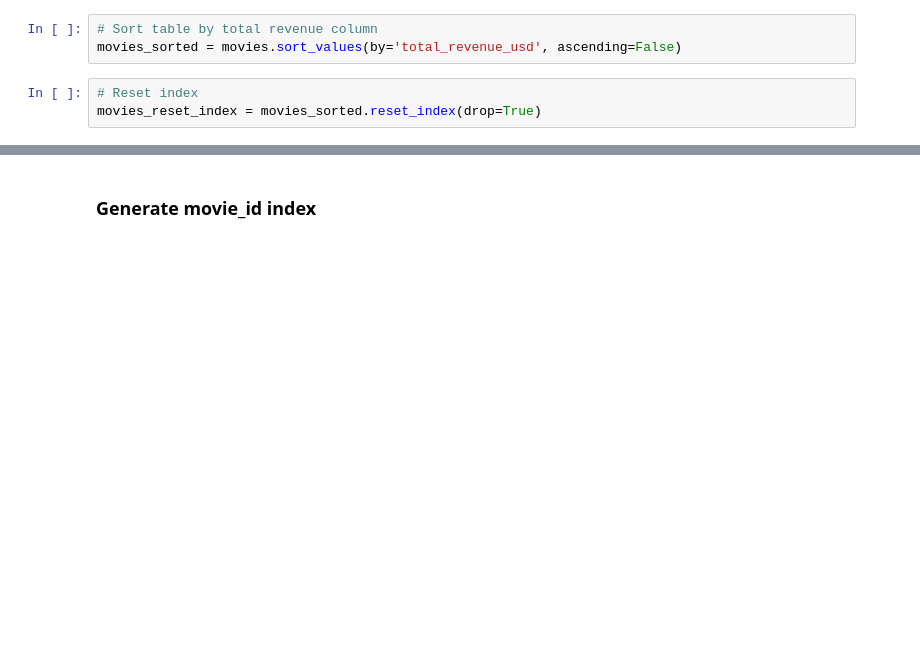
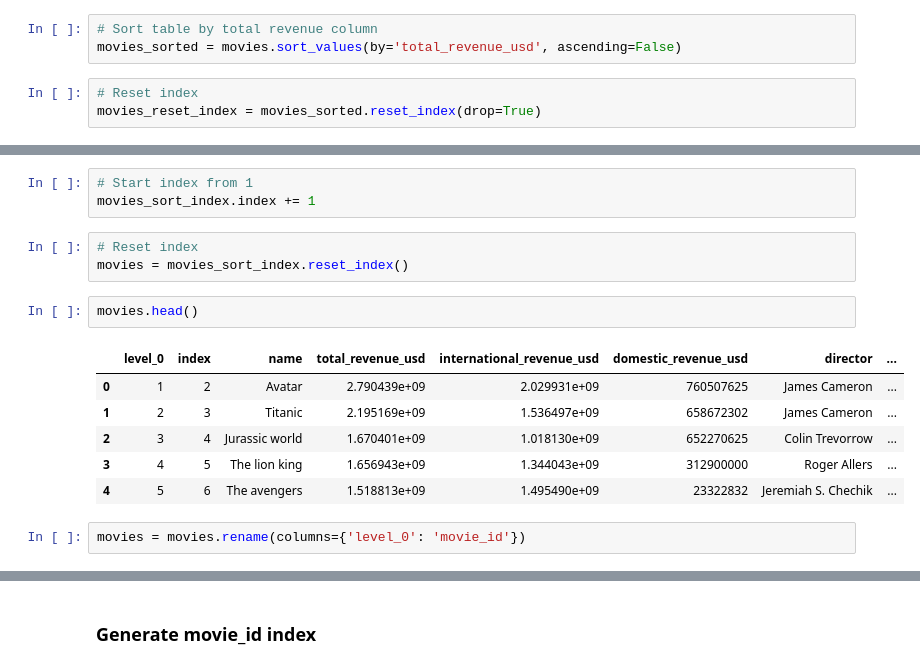
Before and after one commit to IrinaUX/Group7-ETL-Project, a Jupyter notebook: ETL_final.ipynb, the cells around one changed output, grey strips where cells are left out. Saved outputs shown, nothing was run; the diff lists cells and outputs as text; blank space fills up the shorter version.

```diff
--- a/ETL_final.ipynb
+++ b/ETL_final.ipynb
@@ -530,0 +523,17 @@ movies_sort_index.head()
+# %%
+# Start index from 1
+movies_sort_index.index += 1
+# %%
+# Reset index
+movies = movies_sort_index.reset_index()
+# %%
+movies.head()
+# %% [output]
+|  | level_0 | index | name | total_revenue_usd | international_revenue_usd | domestic_revenue_usd | director | ... |
+| 0 | 1 | 2 | Avatar | 2.790439e+09 | 2.029931e+09 | 760507625 | James Cameron | ... |
+| 1 | 2 | 3 | Titanic | 2.195169e+09 | 1.536497e+09 | 658672302 | James Cameron | ... |
+| 2 | 3 | 4 | Jurassic world | 1.670401e+09 | 1.018130e+09 | 652270625 | Colin Trevorrow | ... |
+| 3 | 4 | 5 | The lion king | 1.656943e+09 | 1.344043e+09 | 312900000 | Roger Allers | ... |
+| 4 | 5 | 6 | The avengers | 1.518813e+09 | 1.495490e+09 | 23322832 | Jeremiah S. Chechik | ... |
+# %%
+movies = movies.rename(columns={'level_0': 'movie_id'})
```
Also changed, not shown: parts of 2 cells of this notebook.
